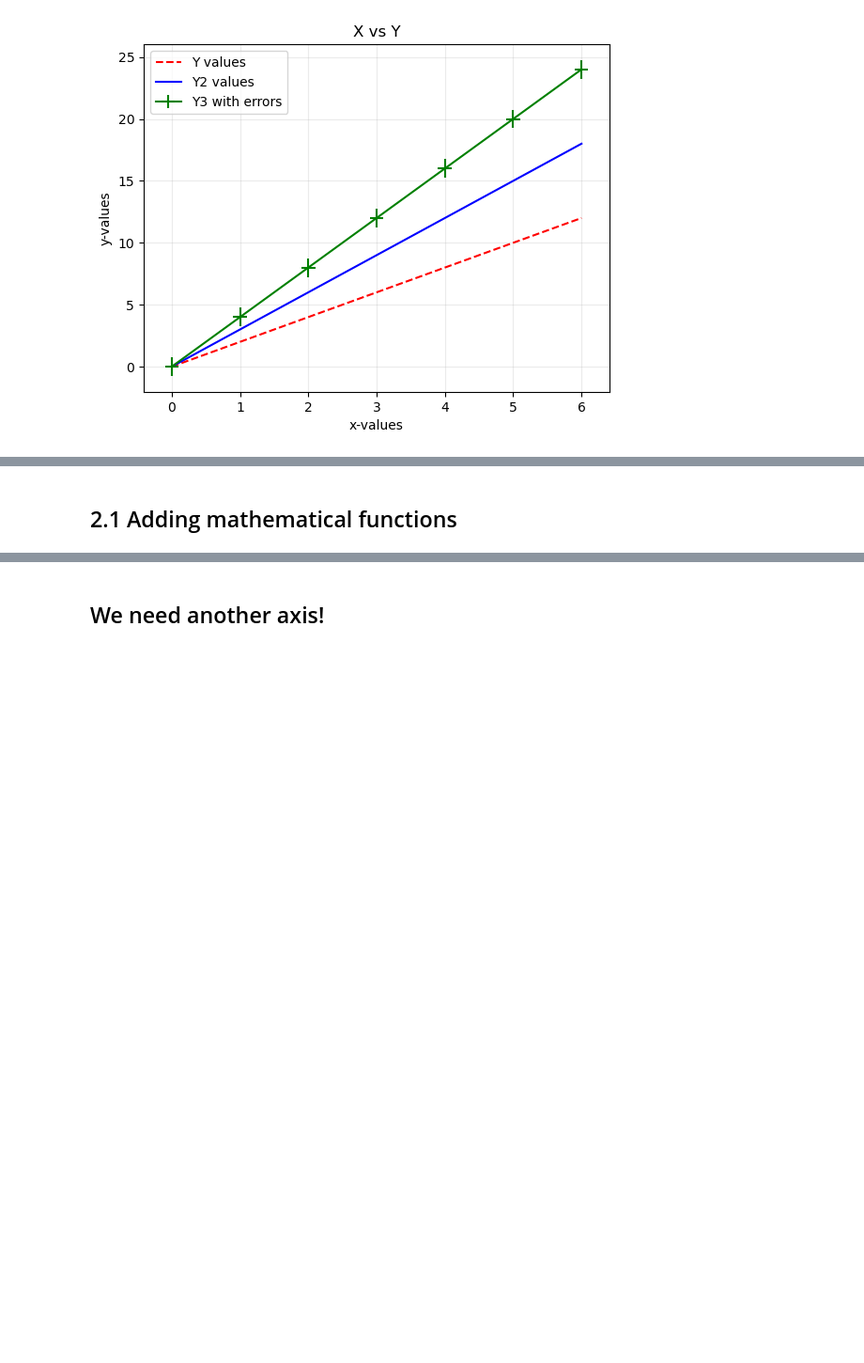
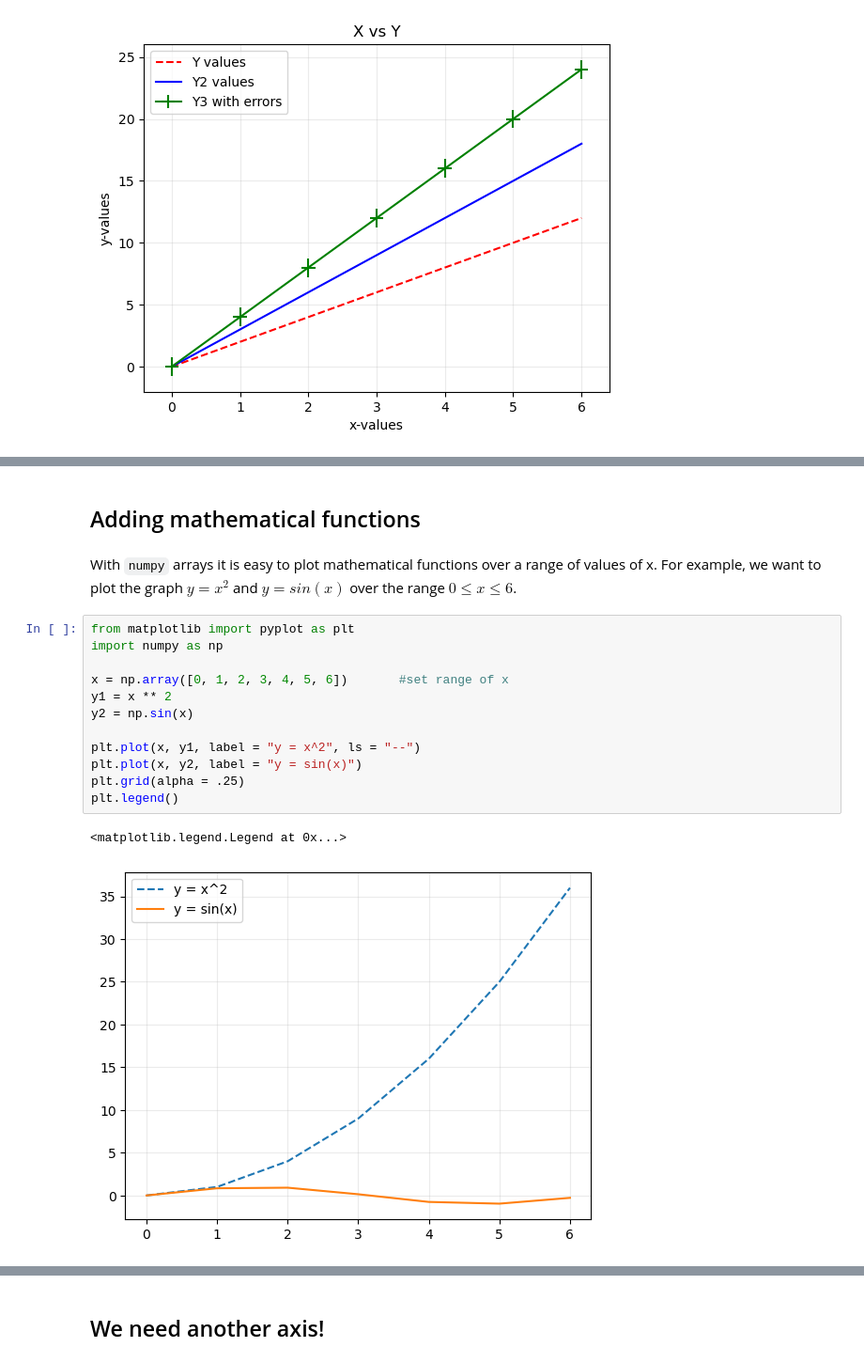
Before and after one commit to SPS-SP2273/learning-portfolio-warrenb09, a Jupyter notebook: plotting/plotting_(need).ipynb, the cells around one changed output, grey strips where cells are left out. Shown: that part at 94% size. Drawn from its saved outputs; the diff is of its cells as text; blank space fills up the shorter version.

```diff
--- a/plotting/plotting_(need).ipynb
+++ b/plotting/plotting_(need).ipynb
@@ -112,2 +134,19 @@ plt.show()
 # %% [markdown]
-## 2.1 Adding mathematical functions
+## Adding mathematical functions
+# %% [markdown]
+With `numpy` arrays it is easy to plot mathematical functions over a range of values of x. For example, we want to plot the graph $y = x^{2}$ and $y = sin(x)$ over the range $0 \leq x \leq 6$.
+# %%
+from matplotlib import pyplot as plt
+import numpy as np
+
+x = np.array([0, 1, 2, 3, 4, 5, 6])       #set range of x
+y1 = x ** 2
+y2 = np.sin(x)
+
+plt.plot(x, y1, label = "y = x^2", ls = "--")
+plt.plot(x, y2, label = "y = sin(x)")
+plt.grid(alpha = .25)
+plt.legend()
+# %% [output]
+<matplotlib.legend.Legend at 0x...>
+[figure, added]
```
Also changed, not shown: parts of 36 cells of this notebook, 3 other files.
